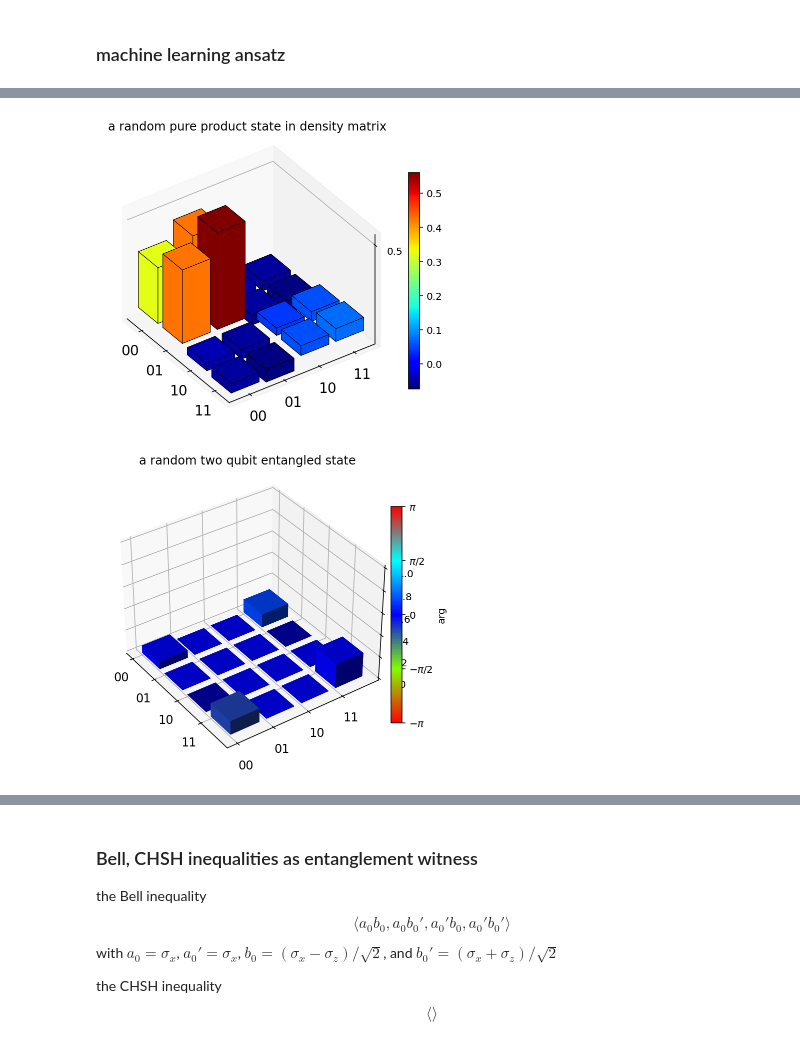
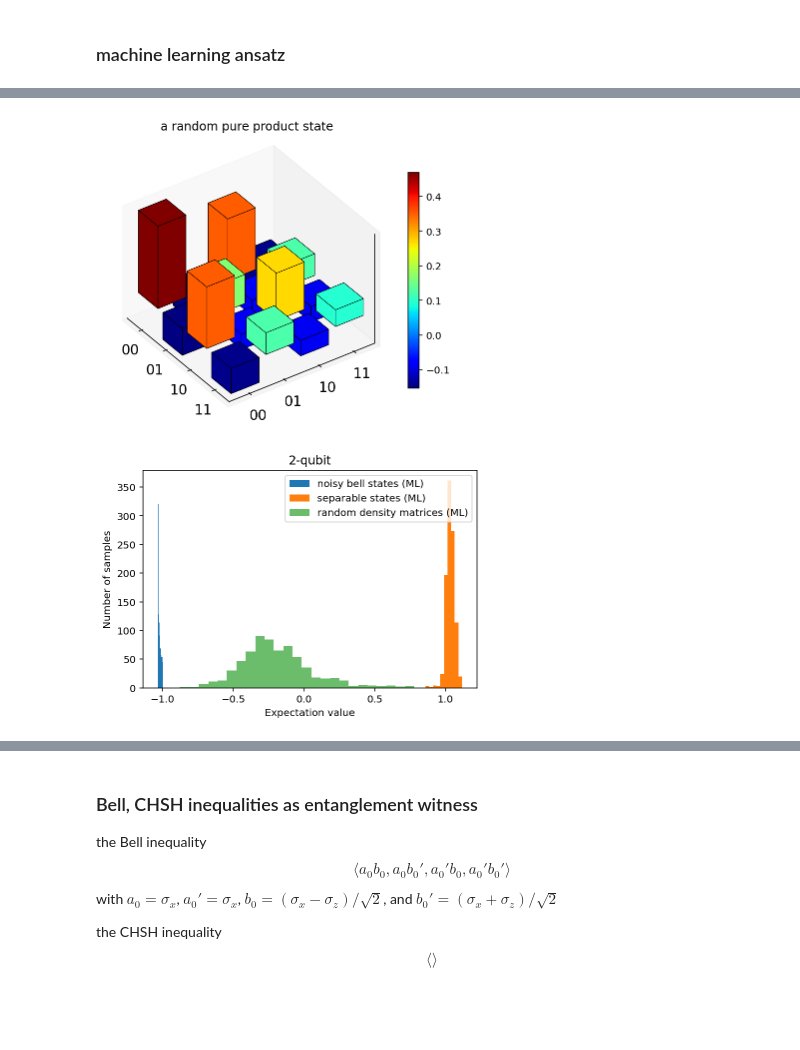
Before and after one commit to Jue-Xu/Entanglement-Witness, a Jupyter notebook: notebook/entangle.ipynb, the cells around one changed output, grey strips where cells are left out. Saved outputs shown, nothing was run; the diff lists cells and outputs as text; code cells hidden in the pictures; blank space fills up the shorter version.

```diff
--- a/notebook/entangle.ipynb
+++ b/notebook/entangle.ipynb
@@ -157,6 +164,7 @@ two_qubit_entangled_pure_state = generate_two_qubit_entangled_pure_state(size_te
 # rand_unitary_haar
 # rand_dm(N=3)
 
+# traing with the entries of the density matrix
 
 # number_samples = 1000
 size_train = 1000
@@ -165,24 +173,6 @@ bell_kinds = ['00', '01', '10', '11']
 two_pauli = [tensor([a,b]) for a in pauli_operators for b in pauli_operators ]
 # print(two_pauli)
 
-
-def generate_two_qubit_product_pure_state(m):
-    return [ tensor([rand_ket(N=2),rand_ket(N=2)]) for i in range(m)]
-
-
-def generate_bell_noisy_density(m,kind):
-    # p_limit = 1/3
-    random_white_noise_p = [random.random()/3 for i in range(m)]
-
-    # density_matrix_bell00 = ket2dm( bell_state(state=k) )
-    # print(density_matrix_bell00)
-
-    # noisy_density = density_matrix_bell00* (1 - p) +  p /4 * identity([2,2])
-    # print(noisy_density)
-    return [
-        ket2dm( bell_state(state=kind) ) * (1 - p) +  p /4 * identity([2, 2])
-        for p in random_white_noise_p
-    ]
 
 # generate_rand_pure_state_ensemble(4,5)
 def assemble_training_dataset(m):
@@ -222,7 +212,7 @@ def assemble_training_dataset(m):
         xlabels=['00', '01', '10', '11'],
         ylabels=['00', '01', '10', '11'],
         #  ylabels=None,
-        title="a random noisy Bell density matrix",
+        title="a random Bell state with white noise",
         limits=None,
         colorbar=True,
         fig=None,
@@ -242,7 +232,7 @@ def assemble_training_dataset(m):
         xlabels=['00', '01', '10', '11'],
         ylabels=['00', '01', '10', '11'],
         #  ylabels=None,
-        title="a random pure product state in density matrix",
+        title="a random pure product state",
         limits=None,
         colorbar=True,
         # fig=fig,
@@ -256,6 +246,8 @@ def assemble_training_dataset(m):
 
     label = [0 for i in range(m)] + [0 for i in range(m)]+ [0 for i in range(m)]+ [0 for i in range(m)] + [1 for i in range(m)]
     return (feature, label)
+
+# def my_predict(x, ax):
 
 def my_svm(x, y, size_train, size_test, kernel):
     ################# SVM training ####################
@@ -271,6 +263,7 @@ def my_svm(x, y, size_train, size_test, kernel):
         # clf = svm.SVC(kernel=my_kernel)
         # # clf.get_params()
         clf.fit(X, Y)
+        print(clf.score)
         print(clf.coef0)
         print(clf.coef_)
         print(clf.intercept_)
@@ -279,27 +272,52 @@ def my_svm(x, y, size_train, size_test, kernel):
         print("kernel method: rbf")
         clf = svm.SVC()
         clf.fit(X, Y)
+        print(clf.score(X, Y))
+        # print(clf.score)
+
+    fig, ax = plt.subplots(figsize=(6, 4))
 
     ################# test/prediction ####################
-    prediction_0 = clf.predict([expect(two_pauli, state)
-      for state in generate_bell_noisy_density(size_test,'00') + generate_bell_noisy_density(size_test,'01') + generate_bell_noisy_density(size_test,'10') + generate_bell_noisy_density(size_test,'11')
-     ])
-    prediction_1 = clf.predict([expect(two_pauli, state)
-      for state in generate_two_qubit_product_pure_state(size_test)
-     ])
+    test_0 = generate_bell_noisy_density(int(size_test/4),'00') + generate_bell_noisy_density(int(size_test/4),'01') + generate_bell_noisy_density(int(size_test/4),'10') + generate_bell_noisy_density(int(size_test/4),'11')
+    prediction_0 = clf.predict([expect(two_pauli, state) for state in test_0 ])
+    decision_0 = clf.decision_function([ expect(two_pauli, state) for state in test_0 ])
+    print("accuracy of prediction 0 (bell entangled):", sum((1-prediction_0))/len(prediction_0))
     # print(prediction)
-    print("accuracy of prediction 0 (bell entangled):", sum((1-prediction_0))/len(prediction_0))
+    ax.hist(decision_0)
+
+    test_1 = generate_two_qubit_product_pure_state(size_test)
+    # test_1 = generate_two_qubit_random_pure_state_PPT(size_test)[1]
+    feature_1 = [ expect(two_pauli, state) for state in test_1 ]
+    prediction_1 = clf.predict(feature_1)
     print("accuracy of prediction 1 (separable):", sum(prediction_1)/len(prediction_1))
+    decision_1 = clf.decision_function(feature_1)
+    ax.hist(decision_1)
 
-    prediction_2 = clf.predict([
-        expect(two_pauli, state) for state in generate_two_qubit_entangled_pure_state(10)
-    ])
-    # print(prediction_2)
+    # test_2 = generate_bell_like_pure_state(10,False)
+    test_2 = generate_two_qubit_random_state_PPT(size_test)[0]
+    feature_2 = [ expect(two_pauli, state) for state in test_2 ]
+    prediction_2 = clf.predict(feature_2)
+    print(prediction_2)
+    decision_2 = clf.decision_function(feature_2)
+    ax.hist(decision_2, alpha=0.7, bins=25)
     print("accuracy of prediction (other entangled):", sum(prediction_2)/len(prediction_2))
+
+    # ax.hist([expect(state, bell_inequality) for state in test_0 ])
+    # ax.hist([expect(state, bell_inequality) for state in [ ket2dm(ket) for ket in test_1 ] ])
+    # ax.hist([expect(state, bell_inequality) for state in test_2 ])
+
     print("============== end ===============")
+    ax.set_ylabel('Number of samples')
+    ax.set_xlabel('Expectation value')
+    ax.set_title('2-qubit')
+    ax.legend(('noisy bell states (ML)', 'separable states (ML)',
+           'random density matrices (ML)', 'bell inequality'),
+          loc='upper right')
+    plt.savefig('two_qubit_hist.png', dpi=300)
 
 
 (X, Y) = assemble_training_dataset(size_train)
-my_svm(X, Y, 1000, 100, '')
+my_svm(X, Y, 1000, 1000, 'rbf')
+# my_svm(X, Y, 1000, 100, 'linear')
 # %% [output]
 ============== summary ===============
@@ -313,2 +341,2 @@ accuracy of prediction (other entangled): 0.602
-[figure, old version]
+[figure, new version]
-[figure, old version]
+[figure, new version]
```
Also changed, not shown: parts of 25 cells of this notebook, 6 other files.
